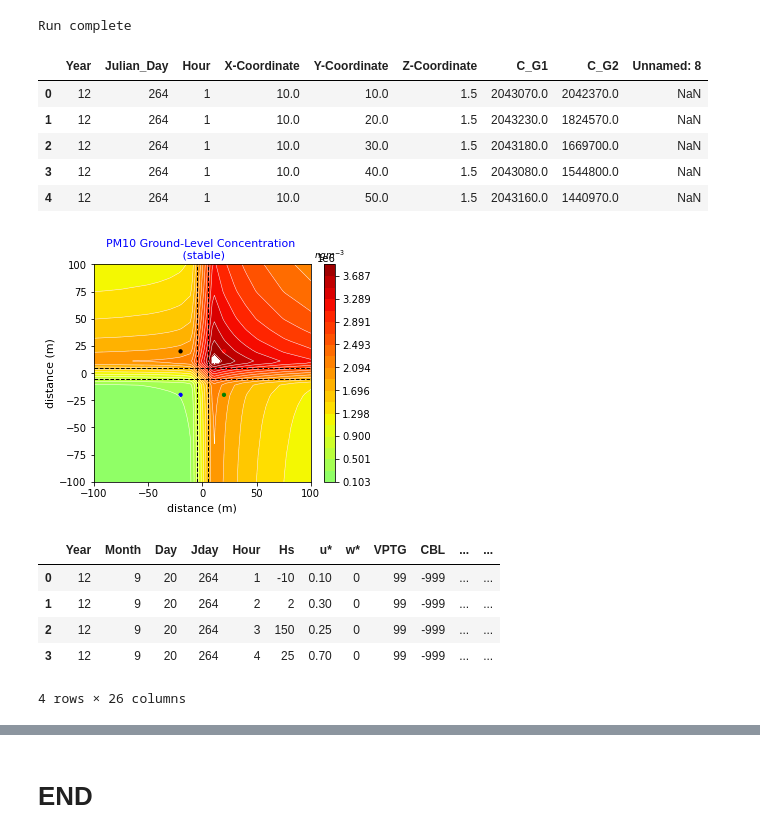
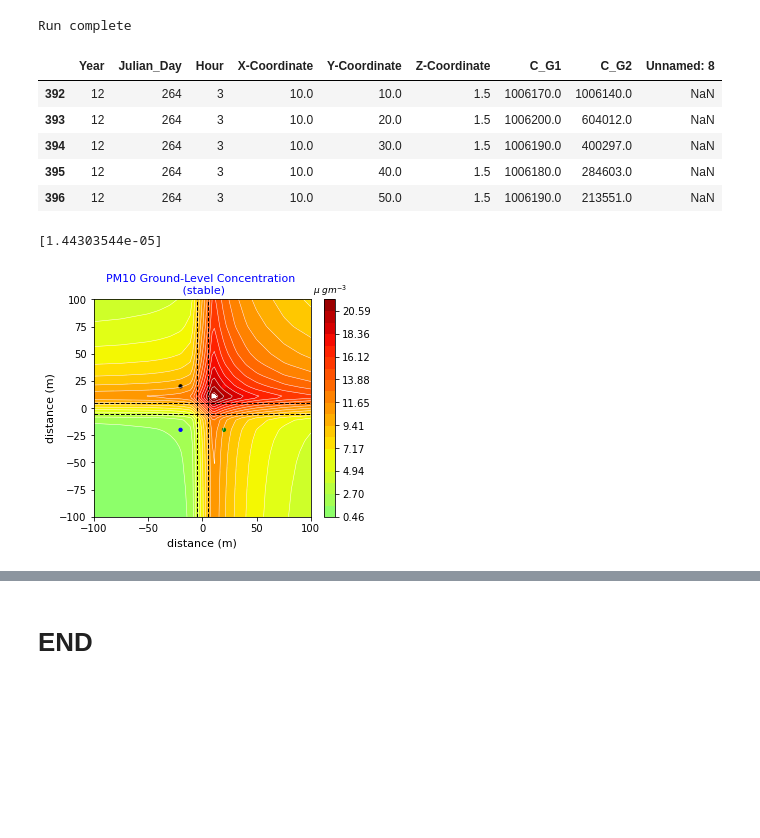
Before and after one commit to edinumet/rline, a Jupyter notebook: rline_eft.ipynb, the cells around one changed output, grey strips where cells are left out. Saved outputs shown, nothing was run; the diff lists cells and outputs as text; code cells hidden in the pictures; blank space fills up the shorter version.

```diff
--- a/rline_eft.ipynb
+++ b/rline_eft.ipynb
@@ -197,6 +271,9 @@ HBox(children=(Dropdown(description='Select Traffic count', options=(1000, 2000,
 # %%
-# This line actually calculates the emission from any road taking
-# into account the % type of behicles in the mix, the congestion,
+# This cell actually calculates the emission inventory for any road taking
+# into account the % type of vehicles in the mix, the congestion,
 # traffic count, hour of day and average vehicle speed.
-efbvt.efbvt(fleetmix_2020, TomTom_congestion, AADT, hour, vs)
+hwpme,hwnxe,traffic_count = efbvt.efbvt(fleetmix_2020, trafficstats, TomTom_congestion)
+# returns PM and NOx emission in units of g/m/s ready for input to RLINE
+# It does take a few seconds to run so be patient.
+# You'll see 3 lines of text output when the cell completes
 # %% [output]
@@ -257,63 +320,63 @@ gs = gridspec.GridSpec(4, 4)
 gs.update(left=0.10, right=0.95, hspace=0.05)
 hourly_stab = ['stable','weakly stable','weakly convective','convective']
 
-default_speed = 15   # so you can check against the emission spreadsheet
-traffic_count = 1 # just a Default
-hourly_total_PM_emission = 0.000001
-hourly_total_NOx_emission = 0.000001
-
 infilename = 'Output_Example_Numerical.csv'
 infilename2 = 'Met_Example.csv'
 # use Pandas to read in concentration data
 dfc=pd.read_csv("Output_Example_Numerical.csv", header=10, skipinitialspace=True)
+
+# NB - RLINE has calculated the concentrations based on unit emission
+# so we need to multiply the predicted concentrations by the actual emissions
+
 # Split into hourly dataframes for graphing
 # https://stackoverflow.com/questions/54046707/pandas-split-one-dataframe-into-multiple-dataframes
 for h in dfc['Hour'].unique():
     temp = 'dfc_{}'.format(h)
     vars()[temp] = dfc[dfc['Hour']==h]
 dfc_1.head(5)
+dfc_2.head(5)
+dfc_3.head(5)
 # %% [output]
 |  | Year | Julian_Day | Hour | X-Coordinate | Y-Coordinate | Z-Coordinate | C_G1 | C_G2 | Unnamed: 8 |
-| 0 | 12 | 264 | 1 | 10.0 | 10.0 | 1.5 | 2043070.0 | 2042370.0 | NaN |
-| 1 | 12 | 264 | 1 | 10.0 | 20.0 | 1.5 | 2043230.0 | 1824570.0 | NaN |
-| 2 | 12 | 264 | 1 | 10.0 | 30.0 | 1.5 | 2043180.0 | 1669700.0 | NaN |
-| 3 | 12 | 264 | 1 | 10.0 | 40.0 | 1.5 | 2043080.0 | 1544800.0 | NaN |
-| 4 | 12 | 264 | 1 | 10.0 | 50.0 | 1.5 | 2043160.0 | 1440970.0 | NaN |
+| 392 | 12 | 264 | 3 | 10.0 | 10.0 | 1.5 | 1006170.0 | 1006140.0 | NaN |
+| 393 | 12 | 264 | 3 | 10.0 | 20.0 | 1.5 | 1006200.0 | 604012.0 | NaN |
+| 394 | 12 | 264 | 3 | 10.0 | 30.0 | 1.5 | 1006190.0 | 400297.0 | NaN |
+| 395 | 12 | 264 | 3 | 10.0 | 40.0 | 1.5 | 1006180.0 | 284603.0 | NaN |
+| 396 | 12 | 264 | 3 | 10.0 | 50.0 | 1.5 | 1006190.0 | 213551.0 | NaN |
 # %%
 # extract the x, y, z-values to 1-D arrays for plotting
-xx = dfc_1['X-Coordinate'].to_numpy()
-yy = dfc_1['Y-Coordinate'].to_numpy()
-zz = (dfc_1['C_G1']+dfc_1['C_G2']).to_numpy()
+xx = dfc_2['X-Coordinate'].to_numpy()
+yy = dfc_2['Y-Coordinate'].to_numpy()
+print(hwpme)
+# Particulate matter
+zzp = (dfc_2['C_G1']*hwpme+dfc_2['C_G2']*hwpme).to_numpy()
+# NOx
+zzn = hwnxe*(dfc_2['C_G1']+dfc_2['C_G2']).to_numpy()
 
-max = (dfc_1['C_G1']+dfc_1['C_G2']).max()
-min = (dfc_1['C_G1']+dfc_1['C_G2']).min()
+max = (dfc_2['C_G1']*hwpme+dfc_2['C_G2']*hwpme).max()
+min = (dfc_2['C_G1']*hwpme+dfc_2['C_G2']*hwpme).min()
 
 # get the concentration values at the 4 receptor sites
-dfs1 = dfc_1[((dfc_1['X-Coordinate'] == 20.000) & (dfc_1['Y-Coordinate'] == 20.000))]
-dfs2 = dfc_1[((dfc_1['X-Coordinate'] == 20.000) & (dfc_1['Y-Coordinate'] == -20.000))]
-dfs3 = dfc_1[((dfc_1['X-Coordinate'] == -20.000) & (dfc_1['Y-Coordinate'] == -20.000))]
-dfs4 = dfc_1[((dfc_1['X-Coordinate'] == -20.000) & (dfc_1['Y-Coordinate'] == 20.000))]
+dfs1 = dfc_2[((dfc_2['X-Coordinate'] == 20.000) & (dfc_2['Y-Coordinate'] == 20.000))]
+dfs2 = dfc_2[((dfc_2['X-Coordinate'] == 20.000) & (dfc_2['Y-Coordinate'] == -20.000))]
+dfs3 = dfc_2[((dfc_2['X-Coordinate'] == -20.000) & (dfc_2['Y-Coordinate'] == -20.000))]
+dfs4 = dfc_2[((dfc_2['X-Coordinate'] == -20.000) & (dfc_2['Y-Coordinate'] == 20.000))]
 
-s1z = dfs1.iloc[0]['C_G1']+dfs1.iloc[0]['C_G2']
-s2z = dfs2.iloc[0]['C_G1']+dfs2.iloc[0]['C_G2']
-s3z = dfs3.iloc[0]['C_G1']+dfs3.iloc[0]['C_G2']
-s4z = dfs4.iloc[0]['C_G1']+dfs4.iloc[0]['C_G2']
+s1z = dfs1.iloc[0]['C_G1']*hwpme+dfs1.iloc[0]['C_G2']*hwpme
+s2z = dfs2.iloc[0]['C_G1']*hwpme+dfs2.iloc[0]['C_G2']*hwpme
+s3z = dfs3.iloc[0]['C_G1']*hwpme+dfs3.iloc[0]['C_G2']*hwpme
+s4z = dfs4.iloc[0]['C_G1']*hwpme+dfs4.iloc[0]['C_G2']*hwpme
 
 sites = [s1z, s2z, s3z, s4z]
 # pass to plotting routine
-pls.pls(gs, xx, yy, zz, 1, min, max, hourly_stab)
+pls.pls(gs, xx, yy, zzp, 1, min, max, hourly_stab)
 
 # use Pandas to read in meteorology data
 dfm=pd.read_csv("Met_Example.csv", skip_blank_lines=True, skipinitialspace=True)
-dfm.head(4)
+#dfm.head(4)
 # %% [output]
+[1.44303544e-05]
-[figure, old version]
+[figure, new version]
-|  | Year | Month | Day | Jday | Hour | Hs | u* | w* | VPTG | CBL | ... | ... |
-| 0 | 12 | 9 | 20 | 264 | 1 | -10 | 0.10 | 0 | 99 | -999 | ... | ... |
-| 1 | 12 | 9 | 20 | 264 | 2 | 2 | 0.30 | 0 | 99 | -999 | ... | ... |
-| 2 | 12 | 9 | 20 | 264 | 3 | 150 | 0.25 | 0 | 99 | -999 | ... | ... |
-| 3 | 12 | 9 | 20 | 264 | 4 | 25 | 0.70 | 0 | 99 | -999 | ... | ... |
-4 rows × 26 columns
 # %%
 for h in dfm['Hour'].unique():
     temp = 'dfm_{}'.format(h)
```
Also changed, not shown: parts of 11 cells of this notebook, 1 other file.
